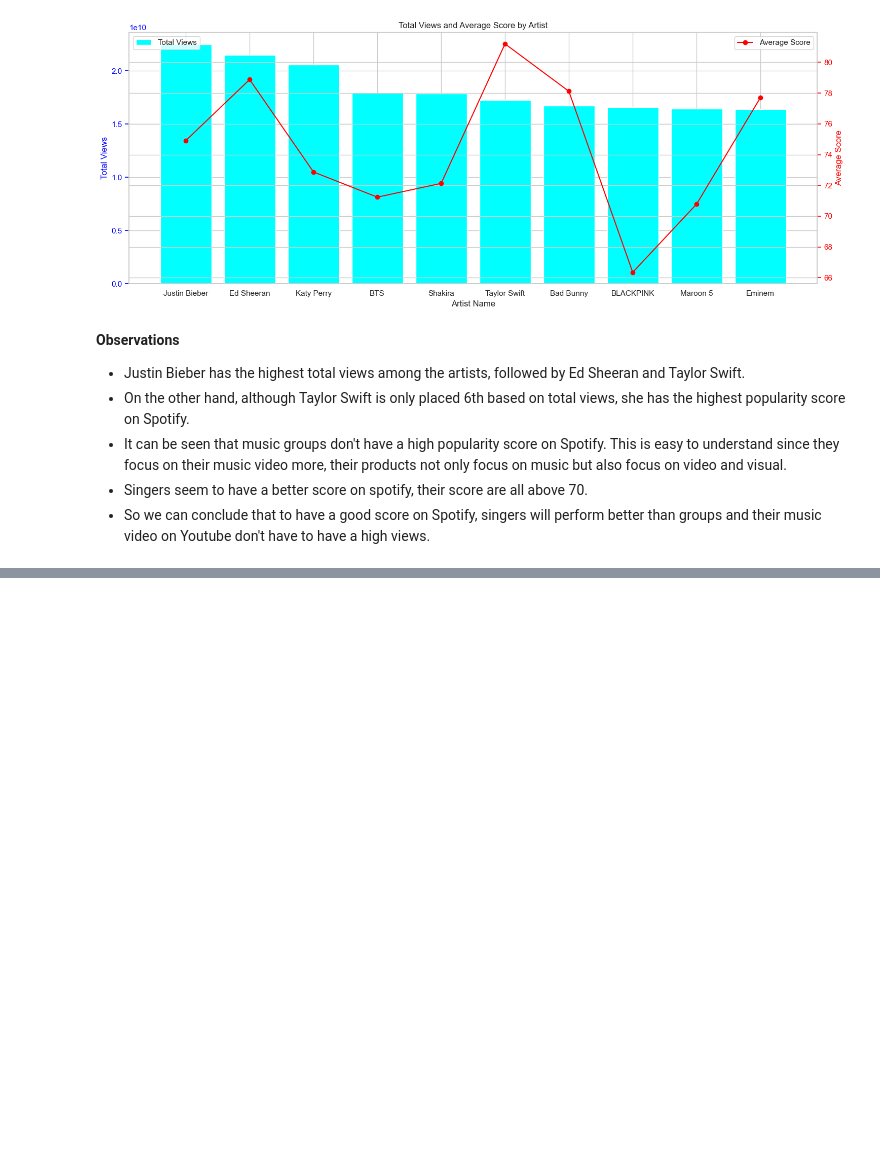
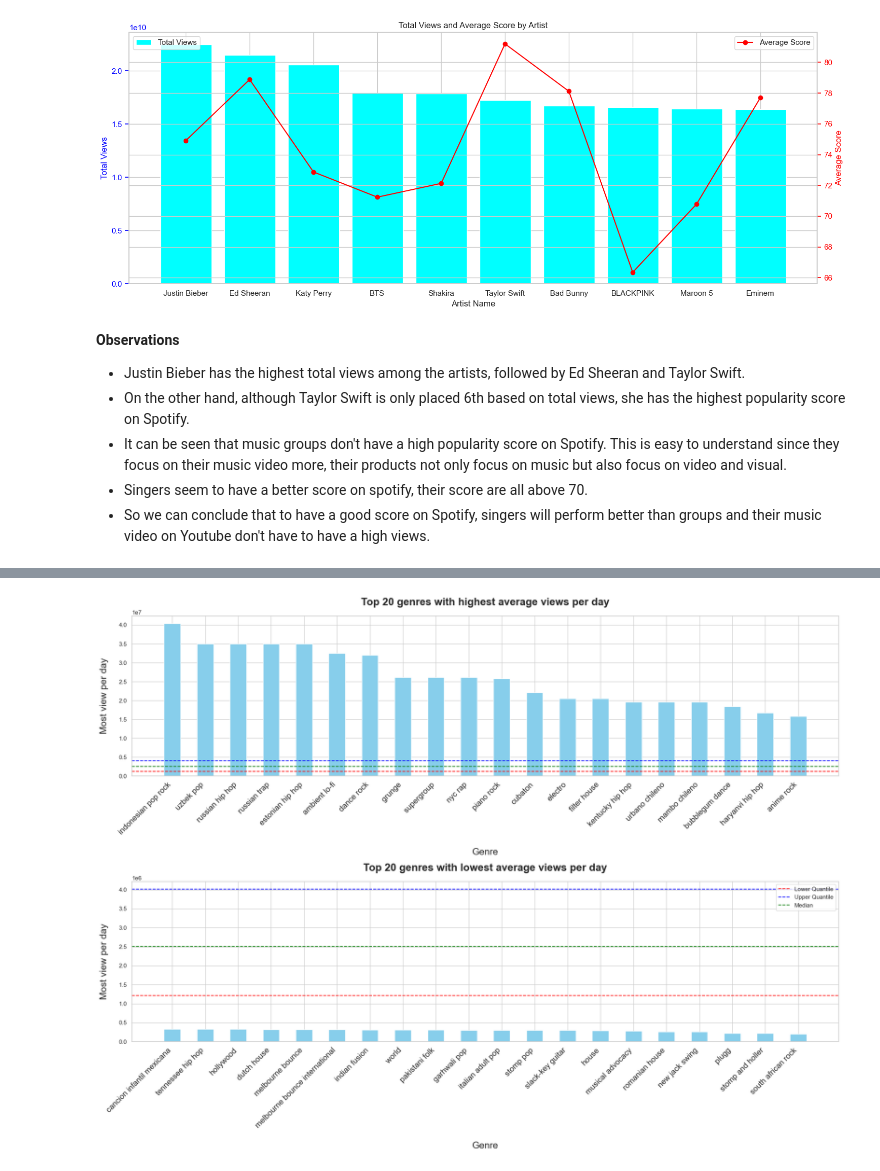
Before and after one commit to danghuynh-bit/youtube_project_DS, a Jupyter notebook: notebooks/3.0_Eda.ipynb, the cells around one changed output, grey strips where cells are left out. Drawn from its saved outputs; the diff is of its cells as text; code cells hidden in the pictures; blank space fills up the shorter version.

```diff
--- a/notebooks/3.0_Eda.ipynb
+++ b/notebooks/3.0_Eda.ipynb
@@ -711,0 +720,10 @@ plt.show()
+# %%
+genre_df = cleaned_video_df.copy()
+genre_df = genre_df.assign(genre=genre_df['Genre'].str.split(',')).explode('genre')
+genre_df.drop(columns=['Genre'], inplace=True)
+
+genre_statistic = genre_df.groupby('genre').agg({'Most view per day': 'mean'}, as_index=False).sort_values(by='Most view per day', ascending=False)
+genre_statistic.reset_index(inplace=True)
+#set full width
+pd.set_option('display.max_colwidth', None)
+genre_statistic.head(10)
@@ -711,0 +742,37 @@ plt.show()
+# %%
+lower_quantile = genre_statistic['Most view per day'].quantile(0.25)
+upper_quantile = genre_statistic['Most view per day'].quantile(0.75)
+median = genre_statistic['Most view per day'].median()
+# %%
+genre_statistic_tail = genre_statistic.tail(20)
+genre_statistic_head = genre_statistic.head(20)
+
+# Create a figure and axis
+fig, axs = plt.subplots(2, 1, figsize=(20, 15))
+
+axs[0].bar(genre_statistic_head['genre'], genre_statistic_head['Most view per day'], color='skyblue', label='Most view per day', width=0.5)
+axs[0].set_xticklabels(genre_statistic_head['genre'], rotation=45, ha='right', fontsize=15)
+axs[0].set_xlabel('Genre', labelpad=20, fontsize=18)
+axs[0].set_ylabel('Most view per day', labelpad=20, fontsize=18)
+axs[0].set_title('Top 20 genres with highest average views per day', pad=20, fontsize=20, fontweight='bold')
+
+axs[1].bar(genre_statistic_tail['genre'], genre_statistic_tail['Most view per day'], color='skyblue', label='Most view per day', width=0.5)
+axs[1].set_xticklabels(genre_statistic_tail['genre'], rotation=45, ha='right', fontsize=15)
+axs[1].set_xlabel('Genre', labelpad=20, fontsize=18)
+axs[1].set_ylabel('Most view per day', labelpad=20, fontsize=18)
+axs[1].set_title('Top 20 genres with lowest average views per day', pad=20, fontsize=20, fontweight='bold')
+
+# show the lower and upper quantile line on 2 graphs
+axs[0].axhline(y=lower_quantile, color='red', linestyle='--')
+axs[0].axhline(y=upper_quantile, color='blue', linestyle='--')
+axs[0].axhline(y=median, color='green', linestyle='--')
+
+axs[1].axhline(y=lower_quantile, color='red', linestyle='--')
+axs[1].axhline(y=upper_quantile, color='blue', linestyle='--')
+axs[1].axhline(y=median, color='green', linestyle='--')
+
+plt.legend(['Lower Quantile', 'Upper Quantile', 'Median'], loc='upper right')
+
+plt.tight_layout()
+# %% [output]
+[figure, added]
```
Also changed, not shown: parts of 66 cells of this notebook.
